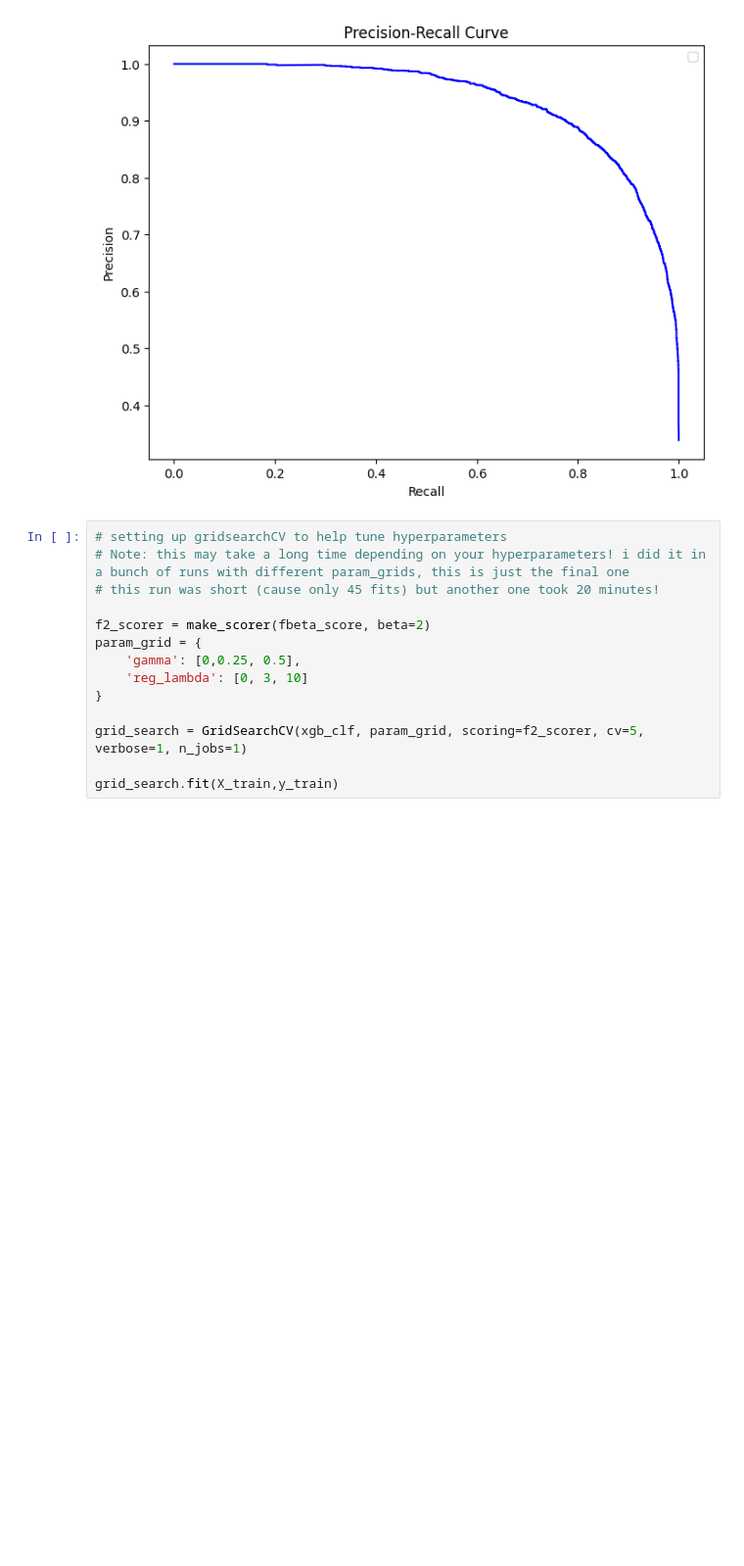
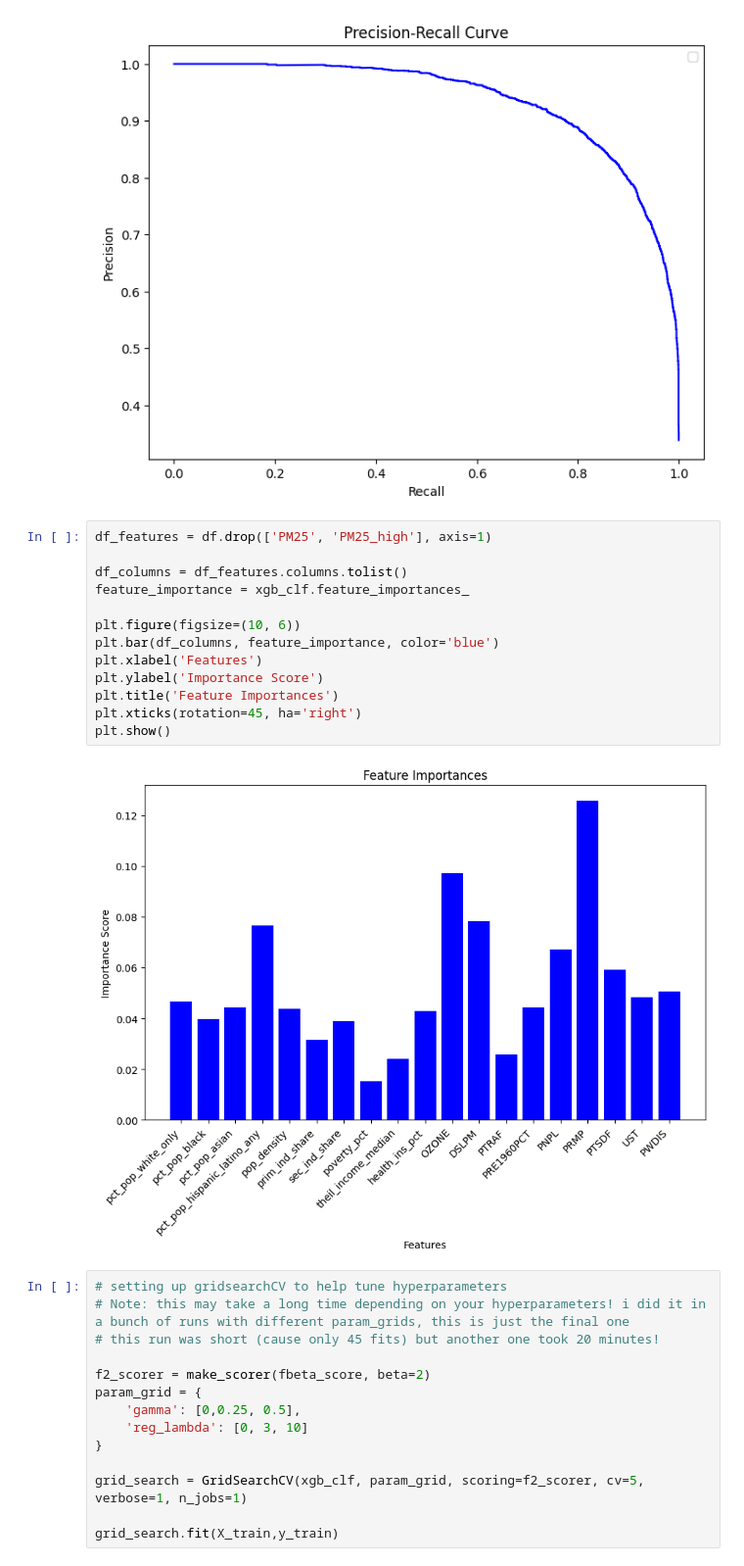
Before and after one commit to braeden-reinoso/Air-Toxin-Risk-in-Marginalized-Communities, a Jupyter notebook: Models/XGBoost/xgboost.ipynb, the cells around one changed output. Shown: that part at 98% size. Drawn from its saved outputs; the diff is of its cells as text; blank space fills up the shorter version.

Commit message:
updated xgboost to add feature importance

```diff
--- a/Models/XGBoost/xgboost.ipynb
+++ b/Models/XGBoost/xgboost.ipynb
@@ -207,6 +200,21 @@ f1 score: 0.8498537156231714 | baseline: 0.5056200479086052
 f2 score: 0.8689513234097545 | baseline: 0.7188515141988892
 AUC-PR: 0.9347688413779147 | baseline: 0.338347718865598
 [figure]
+# %%
+df_features = df.drop(['PM25', 'PM25_high'], axis=1)
+
+df_columns = df_features.columns.tolist()
+feature_importance = xgb_clf.feature_importances_
+
+plt.figure(figsize=(10, 6))
+plt.bar(df_columns, feature_importance, color='blue')
+plt.xlabel('Features')
+plt.ylabel('Importance Score')
+plt.title('Feature Importances')
+plt.xticks(rotation=45, ha='right')
+plt.show()
+# %% [output]
+[figure, added]
 # %%
 # setting up gridsearchCV to help tune hyperparameters
 # Note: this may take a long time depending on your hyperparameters! i did it in a bunch of runs with different param_grids, this is just the final one
```
Also changed, not shown: parts of 2 cells of this notebook.
